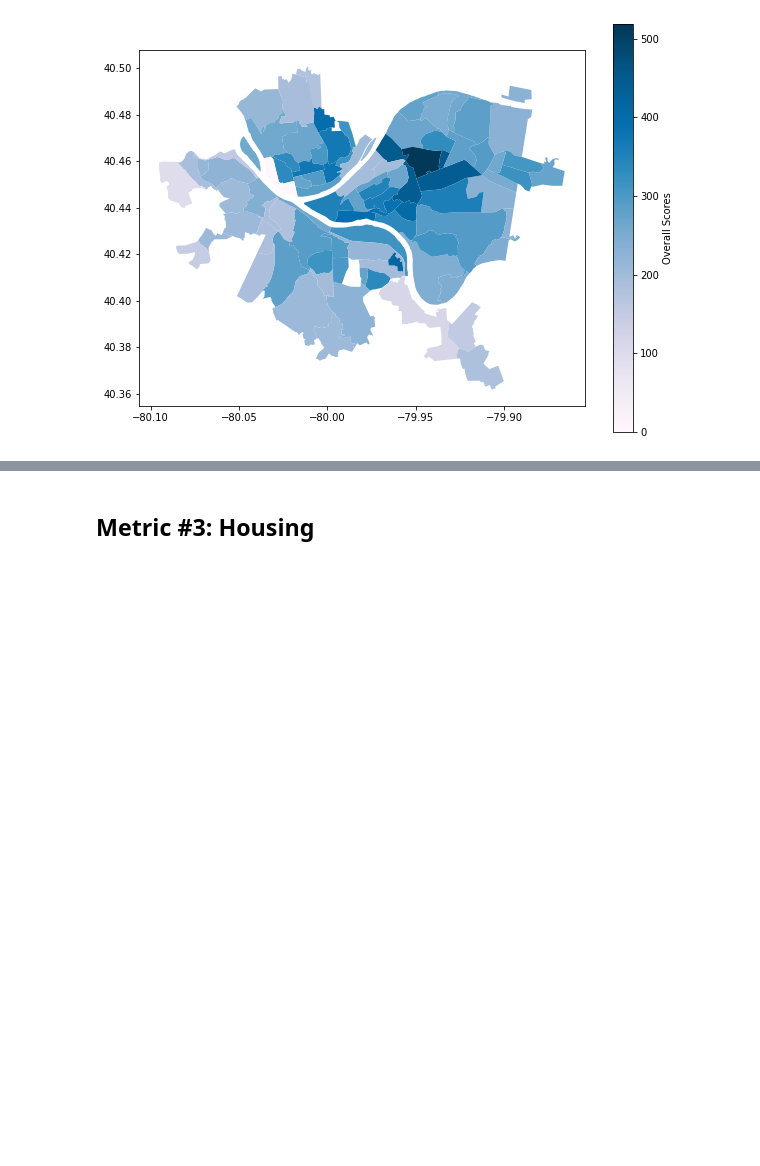
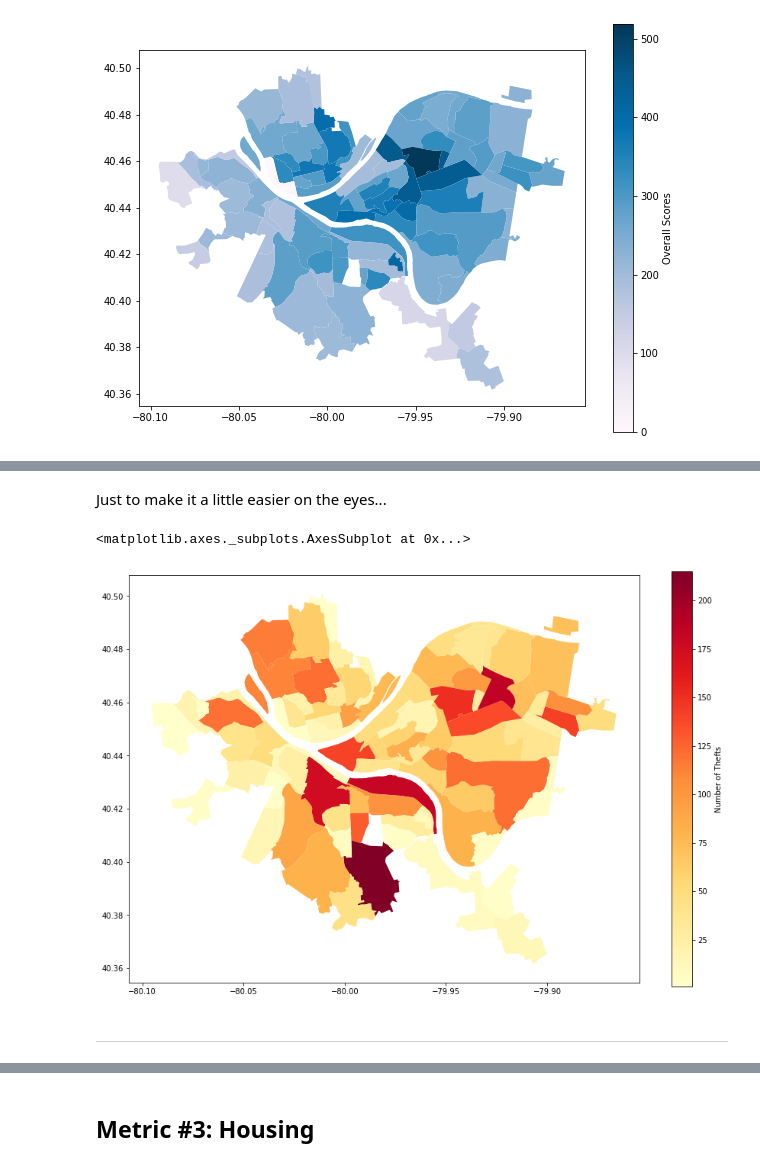
Before and after one commit to Nick0306/Big_Ideas_Final_Project, a Jupyter notebook: Dataset Notebooks/CombinedNotebook.ipynb, the cells around one changed output, grey strips where cells are left out. Saved outputs shown, nothing was run; the diff lists cells and outputs as text; code cells hidden in the pictures; blank space fills up the shorter version.

Commit message:
Combined notebook - Health and safety portion - Done

```diff
--- a/Dataset Notebooks/CombinedNotebook.ipynb
+++ b/Dataset Notebooks/CombinedNotebook.ipynb
@@ -219,0 +230,3 @@ final_map.plot(column='Overall',
+# %%
+burglaries = public_safety.groupby("Neighborhood").sum()['#Burglary (2010)']
+burglaries
@@ -219,0 +247,3 @@ final_map.plot(column='Overall',
+# %%
+auto_theft = public_safety.groupby("Neighborhood").sum()['#Auto Theft (2010)']
+auto_theft
@@ -219,0 +264,3 @@ final_map.plot(column='Overall',
+# %%
+robbery = public_safety.groupby("Neighborhood").sum()['#Robbery (2010)']
+robbery
@@ -219,0 +283,9 @@ final_map.plot(column='Overall',
+# %%
+theft = pd.concat([burglaries, auto_theft, robbery], axis = 1, join='inner')
+theft["Thefts"] = np.nan
+for x in range(len(theft)):
+    theft.iloc[x,3] = 0
+    for y in range(3):
+        theft.iloc[x,3] += theft.iloc[x,y]
+theft = theft.sort_values(by=['Thefts'], ascending=True)
+theft
@@ -219,0 +307,16 @@ final_map.plot(column='Overall',
+# %% [markdown]
+Just to make it a little easier on the eyes...
+# %%
+theft_graph = theft.groupby("Neighborhood").sum()['Thefts']
+theft_map = neighborhoods.merge(theft_graph, how='left', left_on='hood', right_on='Neighborhood')
+theft_map.plot(column='Thefts',
+                  cmap='YlOrRd',
+                  figsize=(15,10),
+                  legend=True,
+                  legend_kwds={'label':"Number of Thefts"}
+                  )
+# %% [output]
+<matplotlib.axes._subplots.AxesSubplot at 0x...>
+[figure, added]
+# %% [markdown]
+---
```
Also changed, not shown: parts of 29 cells of this notebook.
